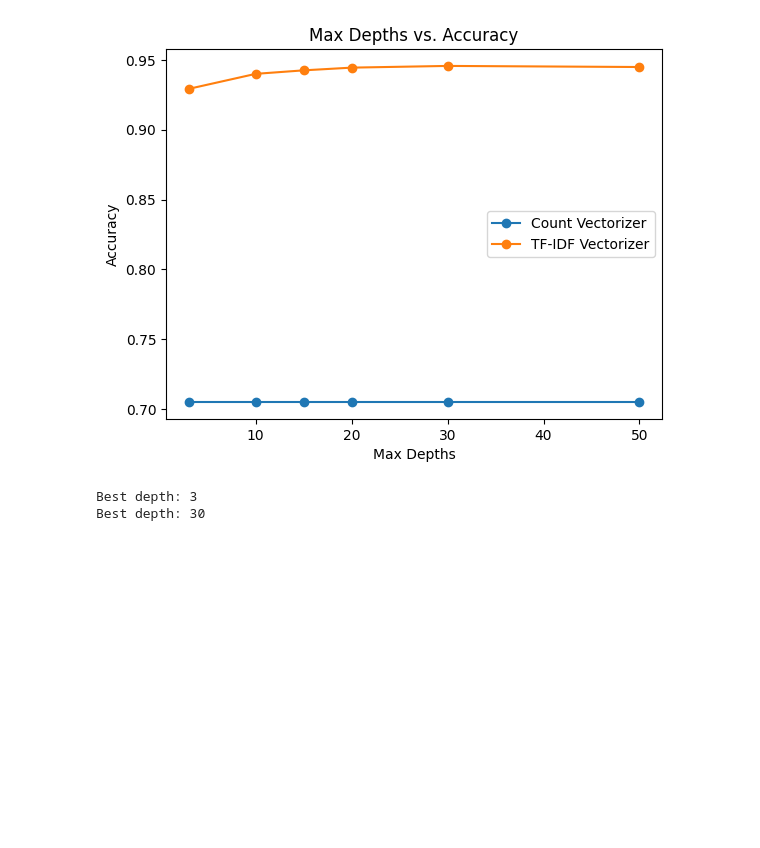
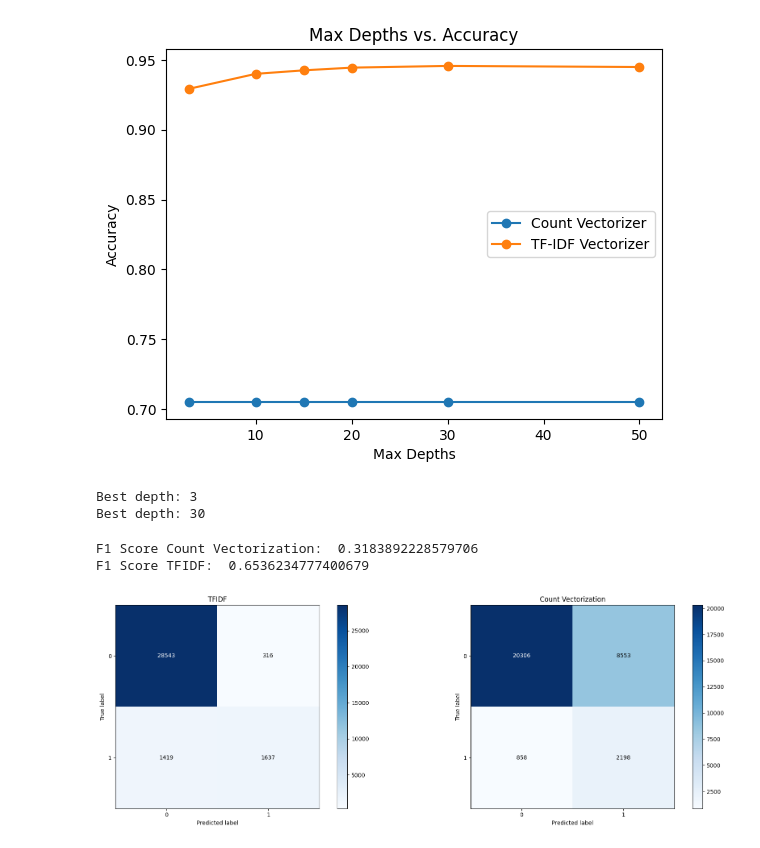
Before and after one commit to sn82978/CS-178-Project, a Jupyter notebook: 3.MoreComplex/DecisionTree/dt.ipynb, the cells around one changed output. Cells and saved outputs as stored; diff of their text form; code cells hidden in the pictures; blank space fills up the shorter version.

Commit message:
decision tree v1 (depth and tfidf)

```diff
--- a/3.MoreComplex/DecisionTree/dt.ipynb
+++ b/3.MoreComplex/DecisionTree/dt.ipynb
@@ -60,20 +64,24 @@ vectorizer_count = count_data['vectorizer']
 max_depths = [3, 10, 15, 20, 30, 50]
 # %%
 acc_tfidfs = []
+preds_tfidfs = {3: None, 10: None, 15: None, 20: None, 50: None}
 for max_depth in [3, 10, 15, 20, 30, 50]:
     dt_tfidf = DecisionTreeClassifier(max_depth=max_depth, random_state=42)
     dt_tfidf.fit(tfidf_data['X_train'], tfidf_data['y_train']['toxic'])
     pred_tfidf = dt_tfidf.predict(tfidf_data['X_test'])
+    preds_tfidfs[max_depth] = pred_tfidf
     acc_tfidf = accuracy_score(tfidf_data['y_test']['toxic'], pred_tfidf)
     acc_tfidfs.append(acc_tfidf)
 # %% [markdown]
 ## Training (Count Vectorization)
 # %%
 acc_counts = []
+preds_counts = {3: None, 10: None, 15: None, 20: None, 50: None}
 for max_depth in [3, 10, 15, 20, 30, 50]:
     dt_count = DecisionTreeClassifier(max_depth=max_depth, random_state=42)
     dt_count.fit(count_data['X_train'], count_data['y_train']['toxic'])
     pred_count = dt_tfidf.predict(count_data['X_test'])
+    preds_counts[max_depth] = pred_count
     acc_count = accuracy_score(count_data['y_test']['toxic'], pred_count)
     acc_counts.append(acc_count)
 # %% [markdown]
@@ -94,3 +102,21 @@ print(f"Best depth: {max_depths[np.argmax(acc_tfidfs)]}")
 # %% [output]
 Best depth: 3
 Best depth: 30
+# %%
+print(f"F1 Score Count Vectorization:  {f1_score(count_data['y_test']['toxic'], preds_counts[max_depths[np.argmax(acc_counts)]])}")
+print(f"F1 Score TFIDF:  {f1_score(tfidf_data['y_test']['toxic'], preds_tfidfs[max_depths[np.argmax(acc_tfidfs)]])}")
+# %% [output]
+F1 Score Count Vectorization:  0.3183892228579706
+F1 Score TFIDF:  0.6536234777400679
+# %%
+fig, axes = plt.subplots(1, 2, figsize=(18, 6))
+
+skplt.metrics.plot_confusion_matrix(tfidf_data['y_test']['toxic'], preds_tfidfs[max_depths[np.argmax(acc_tfidfs)]], ax=axes[0])
+axes[0].set_title("TFIDF")
+
+skplt.metrics.plot_confusion_matrix(count_data['y_test']['toxic'], preds_counts[max_depths[np.argmax(acc_counts)]], ax=axes[1])
+axes[1].set_title("Count Vectorization")
+plt.tight_layout()
+plt.show()
+# %% [output]
+[figure, added]
```
Also changed, not shown: parts of 3 cells of this notebook.
